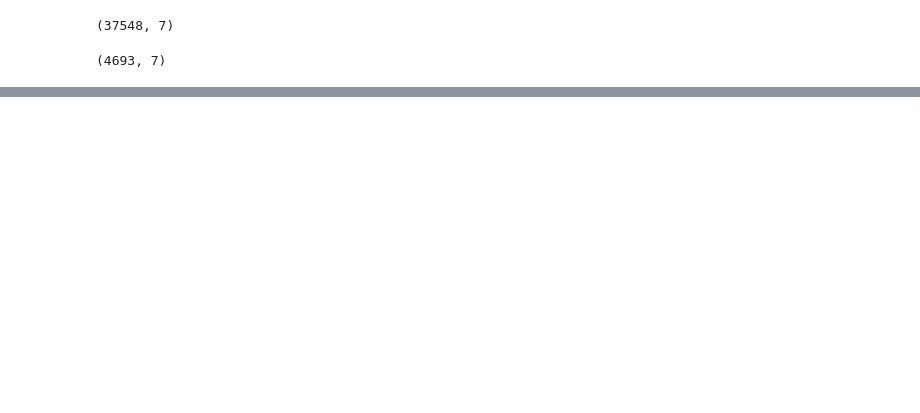
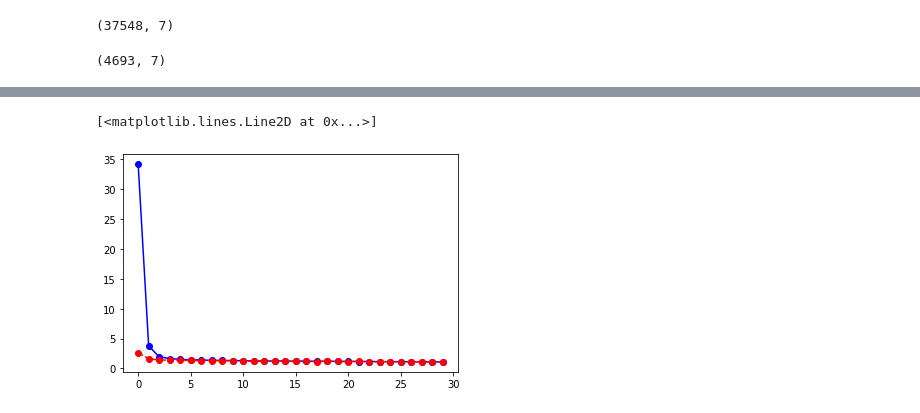
Before and after one commit to zahrasalarian/Artificial-Intelligence-in-Medicine-Projects, a Jupyter notebook: p3/main_p3.ipynb, the cells around one changed output, grey strips where cells are left out. Saved outputs shown, nothing was run; the diff lists cells and outputs as text; code cells hidden in the pictures; blank space fills up the shorter version.

```diff
--- a/p3/main_p3.ipynb
+++ b/p3/main_p3.ipynb
@@ -434,0 +498,7 @@ weighted avg     0.7320    0.7280    0.7286      4694
+# %%
+d = np.load('Data.npz')
+data = {key: d[key] for key in d.files}
+# %%
+# one hot y values
+for tag in list(data.keys())[3:]:
+  data[tag] = to_categorical(data[tag], num_classes=7)
@@ -434,0 +509,25 @@ weighted avg     0.7320    0.7280    0.7286      4694
+# %%
+model = Sequential()
+
+model.add(Conv2D(64, (3, 3), activation='relu', padding='same', input_shape=data['train_images'][0].shape, kernel_regularizer=l2(0.0001), kernel_initializer='he_uniform'))
+model.add(Conv2D(64, (3, 3), activation='relu', padding='same', kernel_regularizer=l2(0.0001), kernel_initializer='he_uniform'))
+model.add(MaxPool2D((4, 4), strides=(2, 2)))
+model.add(Dropout(0.05))
+
+model.add(Conv2D(128, (3, 3), activation='relu', padding='same', kernel_initializer='he_uniform'))
+model.add(Conv2D(128, (3, 3), activation='relu', padding='same', kernel_initializer='he_uniform'))
+model.add(MaxPool2D((4, 4), strides=(2, 2)))
+model.add(Dropout(0.1))
+
+model.add(Conv2D(128, (3, 3), activation='relu', padding='same', kernel_regularizer=l2(0.0001), kernel_initializer='he_uniform'))
+model.add(Conv2D(128, (3, 3), activation='relu', padding='same', kernel_regularizer=l2(0.001), kernel_initializer='he_uniform'))
+model.add(MaxPool2D((4, 4), strides=(2, 2)))
+model.add(Dropout(0.05))
+
+model.add(Flatten())
+
+model.add(Dense(64, activation='relu', kernel_regularizer=l2(0.0001), kernel_initializer='he_uniform'))
+model.add(Dropout(0.05))
+model.add(Dense(7, activation='softmax'))
+
+model.summary()
@@ -434,0 +552,3 @@ weighted avg     0.7320    0.7280    0.7286      4694
+# %%
+model.compile(optimizer=Adam(learning_rate=0.0001), loss='categorical_crossentropy', metrics=['acc'])
+history = model.fit(data['train_images'], data['train_labels'], batch_size=32, epochs=30, validation_data=(data['val_images'], data['val_labels']))
@@ -434,0 +573,6 @@ weighted avg     0.7320    0.7280    0.7286      4694
+# %%
+plt.plot(history.history['loss'], 'b-o')
+plt.plot(history.history['val_loss'], 'r--o')
+# %% [output]
+[<matplotlib.lines.Line2D at 0x...>]
+[figure, added]
```
Also changed, not shown: parts of 38 cells of this notebook.
